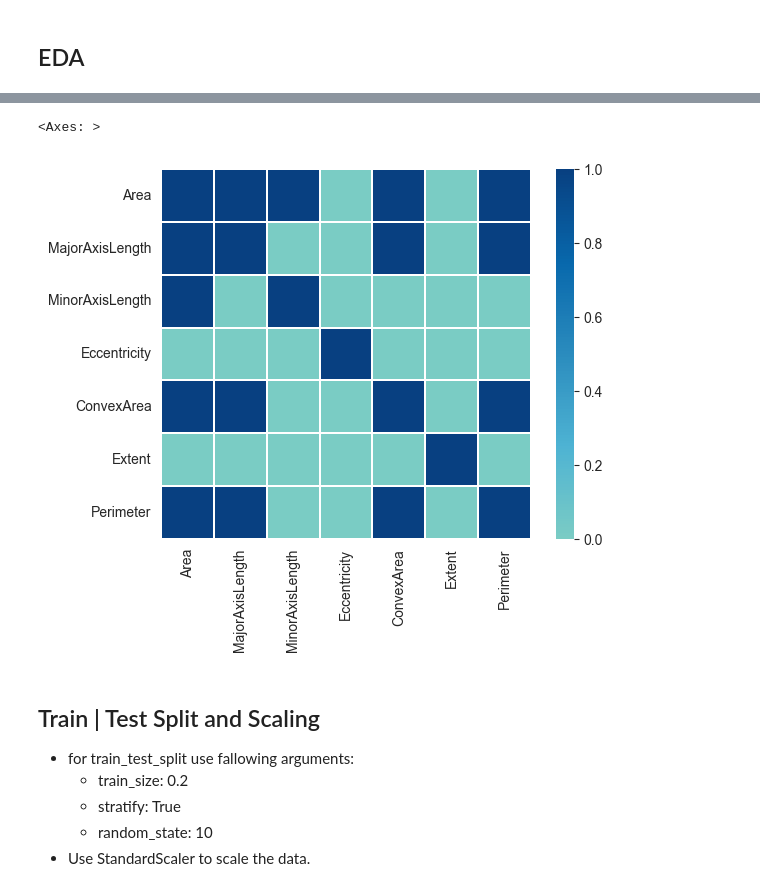
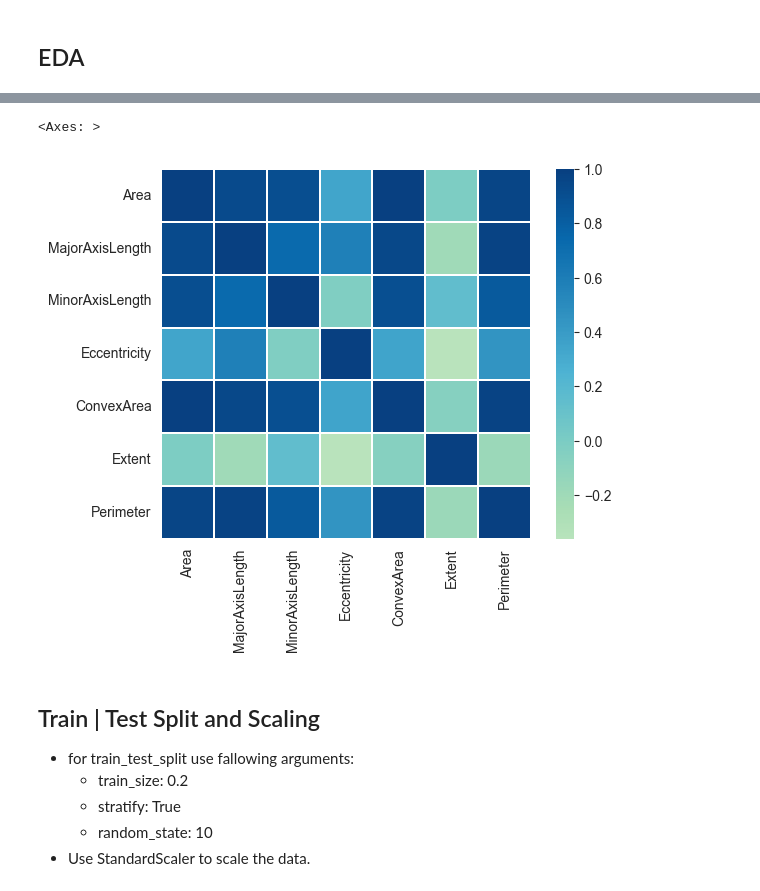
Before and after one commit to 0xArwa/soldier-race-prediction, a Jupyter notebook: week3/Classification HandsOn-1.ipynb, the cells around one changed output, grey strips where cells are left out. Drawn from its saved outputs; the diff is of its cells as text; code cells hidden in the pictures.

```diff
--- a/week3/Classification HandsOn-1.ipynb
+++ b/week3/Classification HandsOn-1.ipynb
@@ -109,15 +110,16 @@ sns.pairplot(df, kind='reg')
 # %%
 # visualize correlation
-sns.heatmap(df.corr(numeric_only=True) > .9,
+sns.heatmap(df.corr(numeric_only=True),
             cmap='GnBu',
             linewidths=.12,
             linecolor='white',
             fmt='.2g',
             center=0,
             square=True)
+# check for negatives as well
 # %% [output]
 <Axes: >
-[figure, old version]
+[figure, new version]
 # %% [markdown]
 ## Train | Test Split and Scaling
 
```
Also changed, not shown: parts of 13 cells of this notebook, 6 other files.
